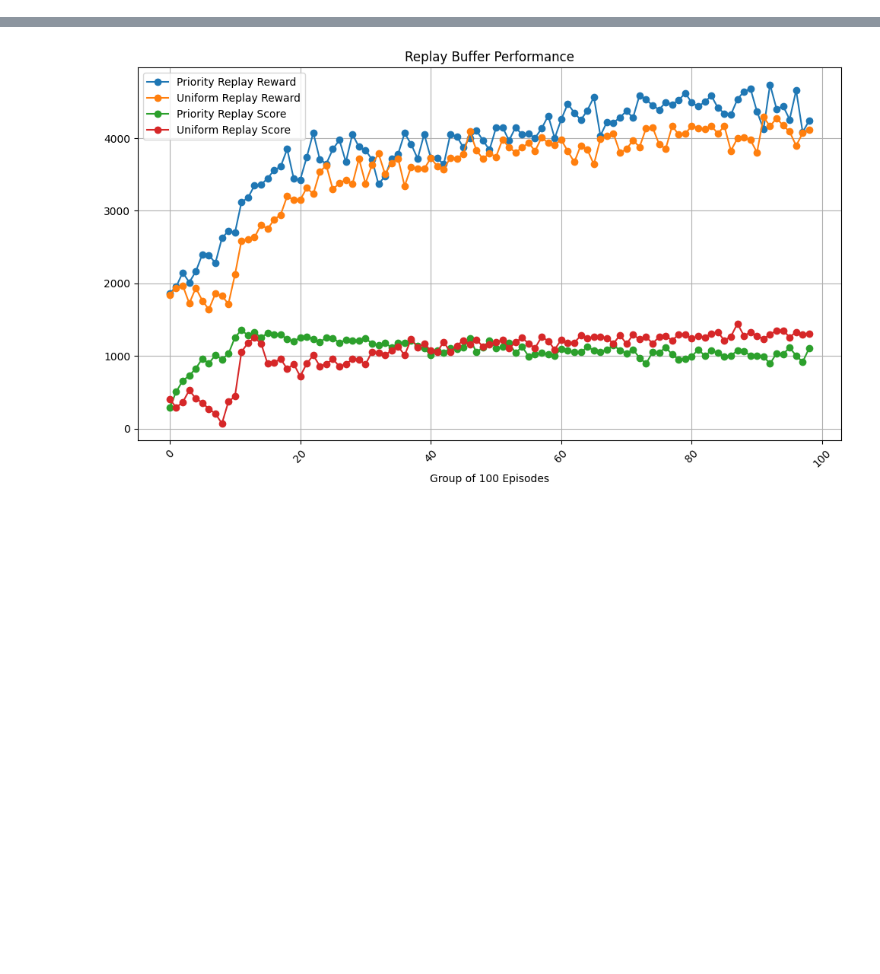
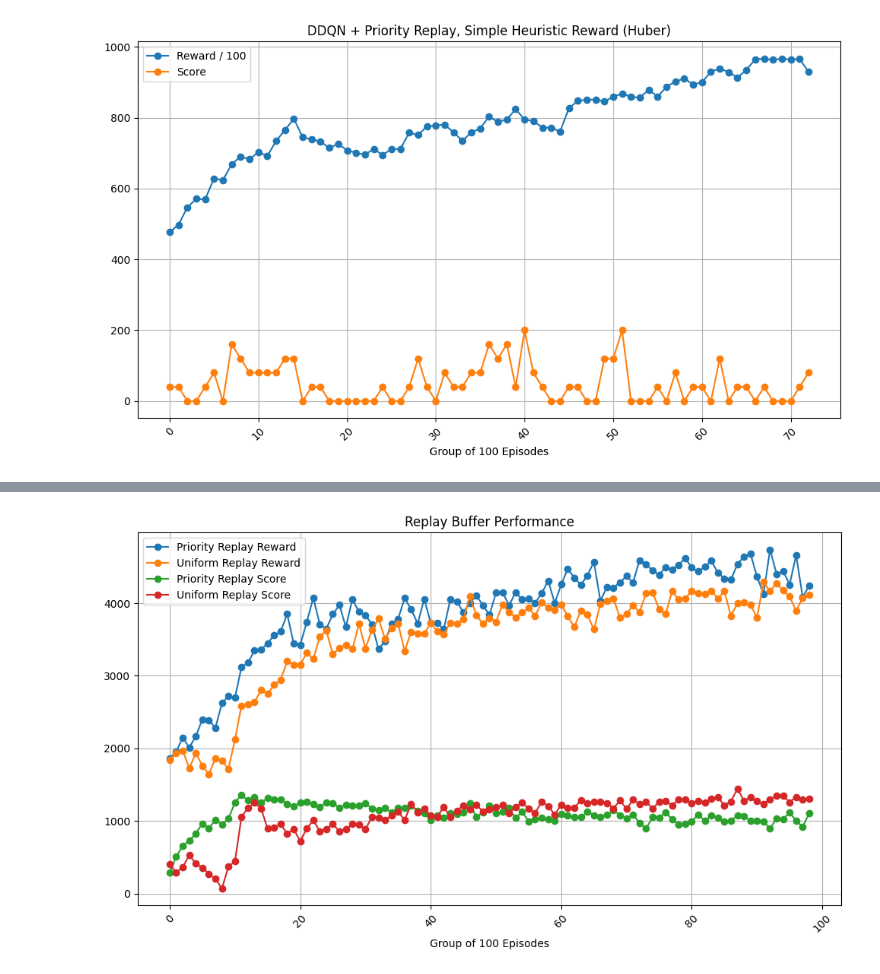
Before and after one commit to ken-tn/gymnasium-exploration, a Jupyter notebook: results-analyser.ipynb, the cells around one changed output, grey strips where cells are left out. Saved outputs shown, nothing was run; the diff lists cells and outputs as text; code cells hidden in the pictures; blank space fills up the shorter version.

```diff
--- a/results-analyser.ipynb
+++ b/results-analyser.ipynb
@@ -28,0 +88,20 @@ def remove_last(group):
+# %%
+grouped = load_df("priority_smartreward_DDQN_huber", 100)
+
+# Calculate the sum of total rewards for every 100 episodes
+sum_rewards = grouped['total_reward'].sum().iloc[:-1] / 100
+sum_score = grouped['score'].sum().iloc[:-1]
+
+# Plotting
+plt.figure(figsize=(10, 6))
+sum_rewards.plot(marker='o', linestyle='-', label='Reward / 100')
+sum_score.plot(marker='o', linestyle='-', label='Score')
+plt.title('DDQN + Priority Replay, Simple Heuristic Reward (Huber)')
+plt.xlabel('Group of 100 Episodes')
+plt.grid(True)
+plt.xticks(rotation=45)
+plt.legend()
+plt.tight_layout()
+plt.show()
+# %% [output]
+[figure, added]
```
Also changed, not shown: parts of 10 cells of this notebook, 1 other file.
